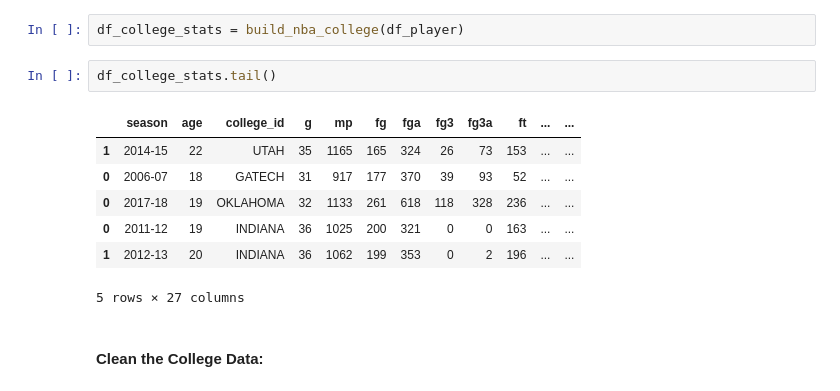
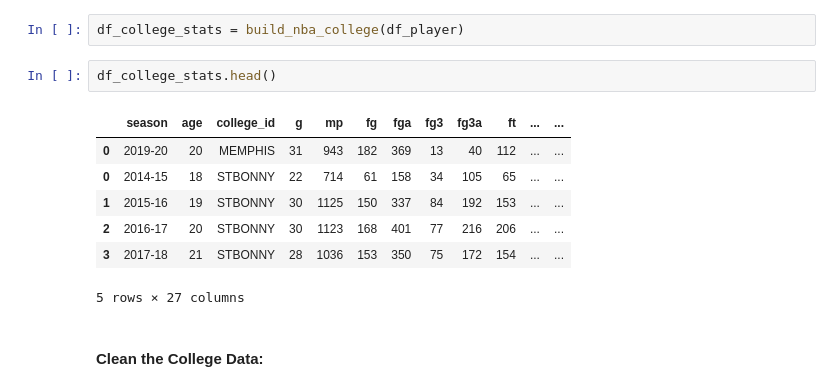
Before and after one commit to Jirawatz/NBA_Predictor, a Jupyter notebook: team_-13_data_analysis_plan.ipynb, the cells around one changed output. Cells and saved outputs as stored; diff of their text form.

```diff
--- a/team_-13_data_analysis_plan.ipynb
+++ b/team_-13_data_analysis_plan.ipynb
@@ -297,14 +362,14 @@ df_player.head()
 # %%
 df_college_stats = build_nba_college(df_player)
 # %%
-df_college_stats.tail()
+df_college_stats.head()
 # %% [output]
 |  | season | age | college_id | g | mp | fg | fga | fg3 | fg3a | ft | ... | ... |
-| 1 | 2014-15 | 22 | UTAH | 35 | 1165 | 165 | 324 | 26 | 73 | 153 | ... | ... |
-| 0 | 2006-07 | 18 | GATECH | 31 | 917 | 177 | 370 | 39 | 93 | 52 | ... | ... |
-| 0 | 2017-18 | 19 | OKLAHOMA | 32 | 1133 | 261 | 618 | 118 | 328 | 236 | ... | ... |
-| 0 | 2011-12 | 19 | INDIANA | 36 | 1025 | 200 | 321 | 0 | 0 | 163 | ... | ... |
-| 1 | 2012-13 | 20 | INDIANA | 36 | 1062 | 199 | 353 | 0 | 2 | 196 | ... | ... |
+| 0 | 2019-20 | 20 | MEMPHIS | 31 | 943 | 182 | 369 | 13 | 40 | 112 | ... | ... |
+| 0 | 2014-15 | 18 | STBONNY | 22 | 714 | 61 | 158 | 34 | 105 | 65 | ... | ... |
+| 1 | 2015-16 | 19 | STBONNY | 30 | 1125 | 150 | 337 | 84 | 192 | 153 | ... | ... |
+| 2 | 2016-17 | 20 | STBONNY | 30 | 1123 | 168 | 401 | 77 | 216 | 206 | ... | ... |
+| 3 | 2017-18 | 21 | STBONNY | 28 | 1036 | 153 | 350 | 75 | 172 | 154 | ... | ... |
 5 rows × 27 columns
 # %% [markdown]
 #### Clean the College Data:
```
Also changed, not shown: parts of 25 cells of this notebook.
